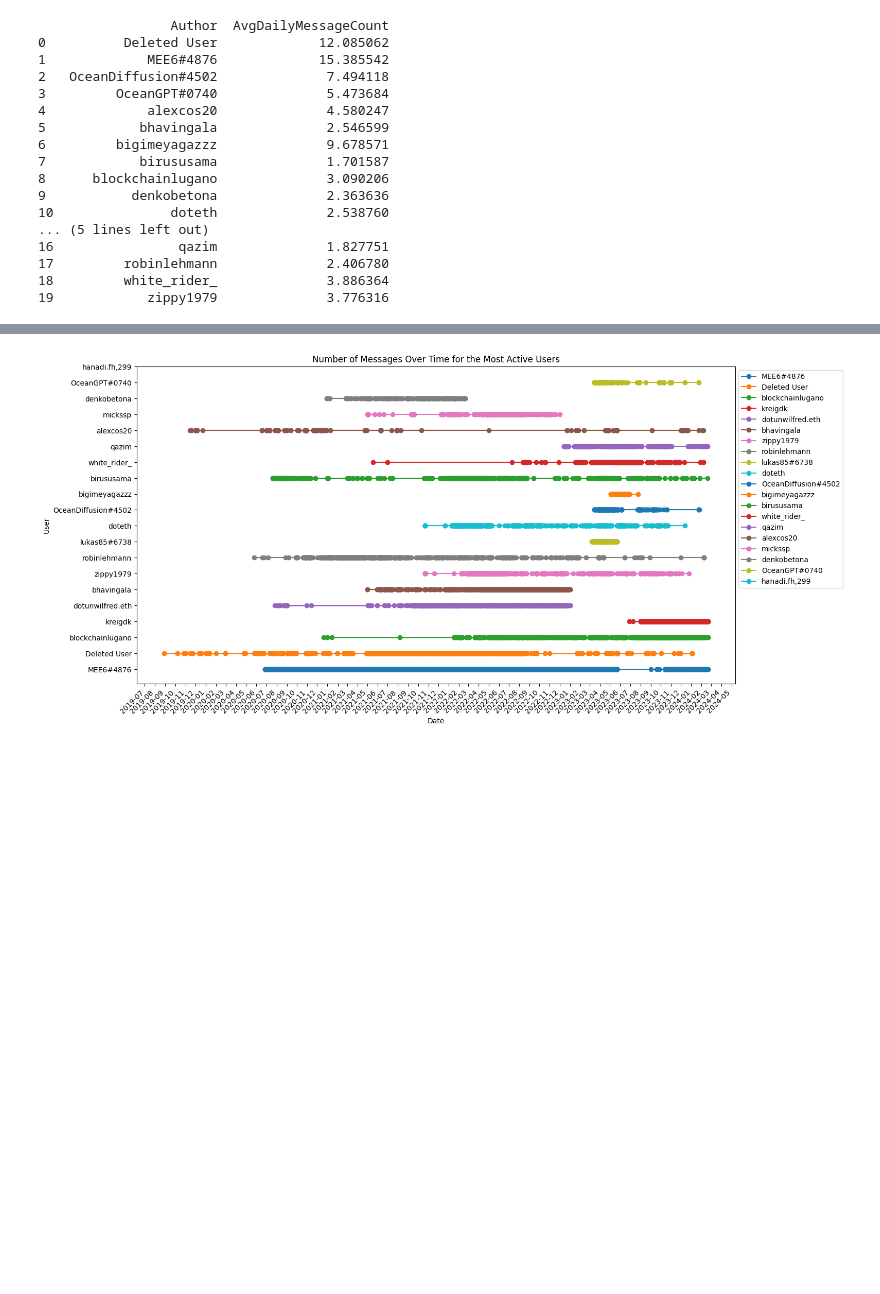
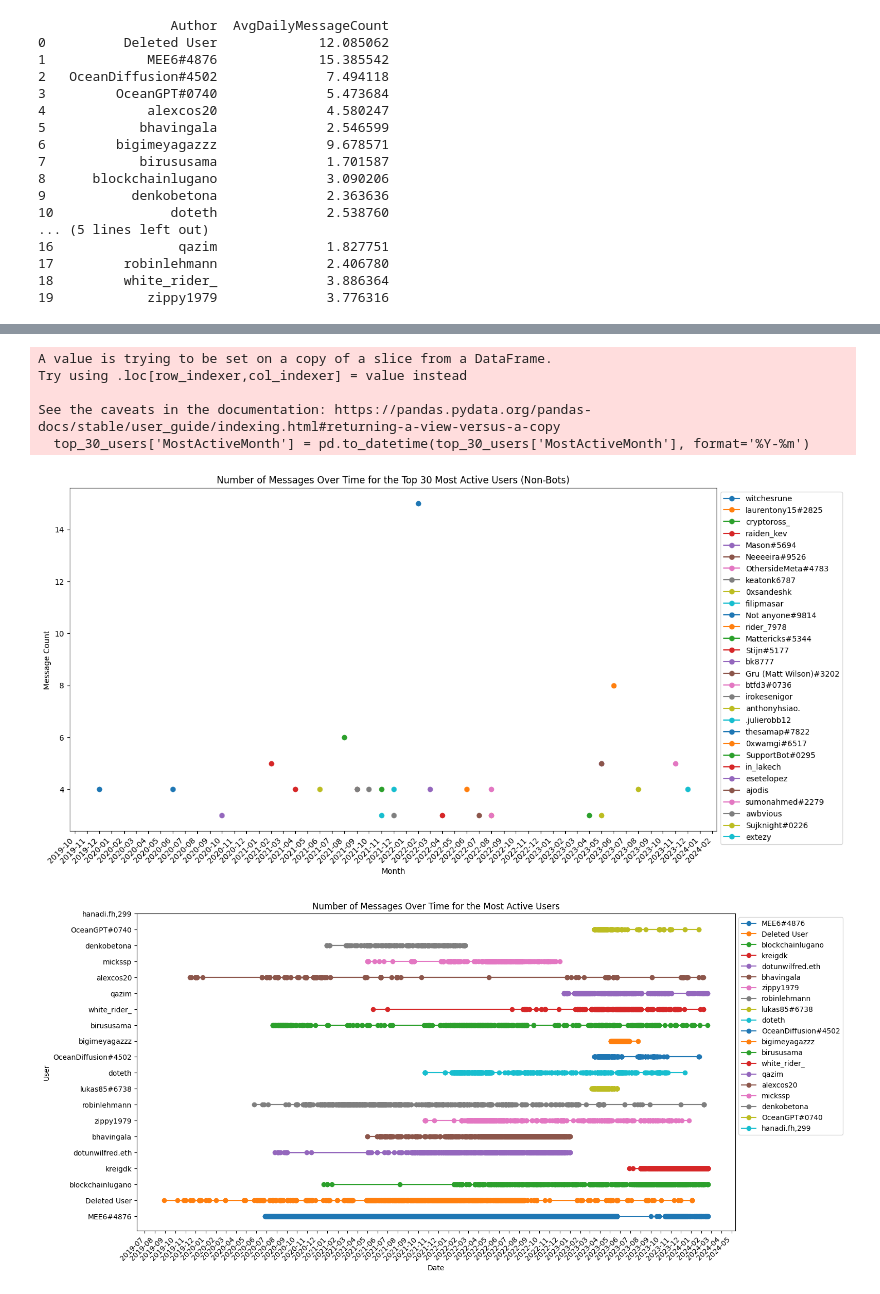
Before and after one commit to hugomoura10/discord_analysis_ocean, a Jupyter notebook: main.ipynb, the cells around one changed output, grey strips where cells are left out. Drawn from its saved outputs; the diff is of its cells as text; code cells hidden in the pictures; blank space fills up the shorter version.

```diff
--- a/main.ipynb
+++ b/main.ipynb
@@ -333 +431,39 @@ print(avg_daily_message_count_per_user)
+# %%
+file_path = 'Datasets/User_Activity_Top50_NonBots.csv'
+df = pd.read_csv(file_path)
+
+# Sort the dataframe by 'MessageCount' in descending order
+df = df.sort_values(by='MessageCount', ascending=False)
+
+# Select the top 30 most active users
+top_30_users = df.head(30)
+
+# Assuming the 'MostActiveMonth' column is in the format 'YYYY-MM'
+top_30_users['MostActiveMonth'] = pd.to_datetime(top_30_users['MostActiveMonth'], format='%Y-%m')
+
+# Plot the number of messages for each author over time
+plt.figure(figsize=(15, 8))
+
+for _, row in top_30_users.iterrows():
+    plt.plot(row['MostActiveMonth'], row['MessageCount'], 'o-', label=row['Author'])
+
+plt.title('Number of Messages Over Time for the Top 30 Most Active Users (Non-Bots)')
+plt.xlabel('Month')
+plt.ylabel('Message Count')
+plt.xticks(rotation=45, ha='right')
+
+# Use MonthLocator to ensure all months are displayed on the x-axis
+plt.gca().xaxis.set_major_locator(MonthLocator())
+
+plt.legend(loc='upper left', bbox_to_anchor=(1, 1))
+
+# Show the plot
+plt.show()
+# %% [output]
+A value is trying to be set on a copy of a slice from a DataFrame.
+Try using .loc[row_indexer,col_indexer] = value instead
+
+See the caveats in the documentation: https://pandas.pydata.org/pandas-docs/stable/user_guide/indexing.html#returning-a-view-versus-a-copy
+  top_30_users['MostActiveMonth'] = pd.to_datetime(top_30_users['MostActiveMonth'], format='%Y-%m')
+[figure, added]
 # %%
```
Also changed, not shown: parts of 7 cells of this notebook, 3 other files.
